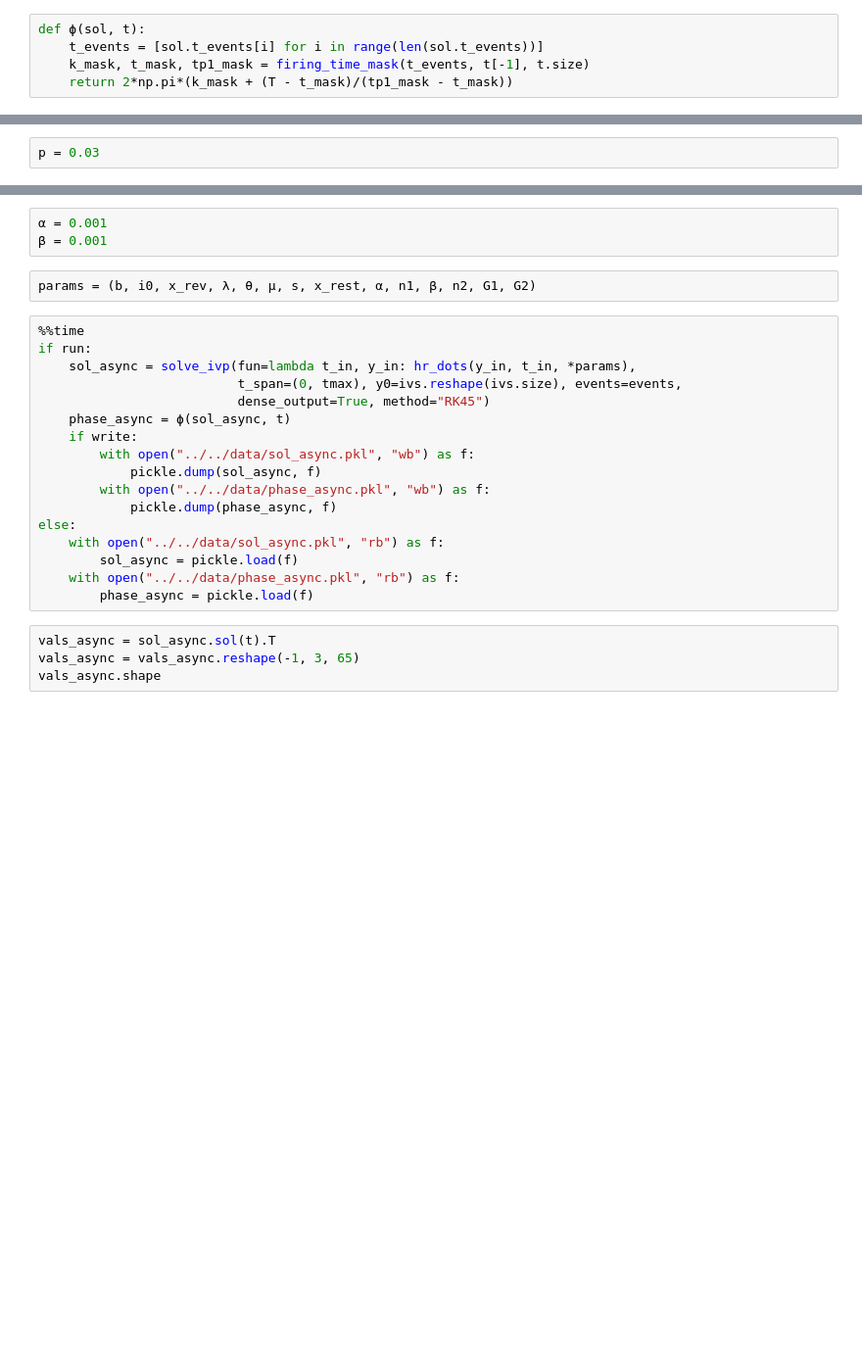
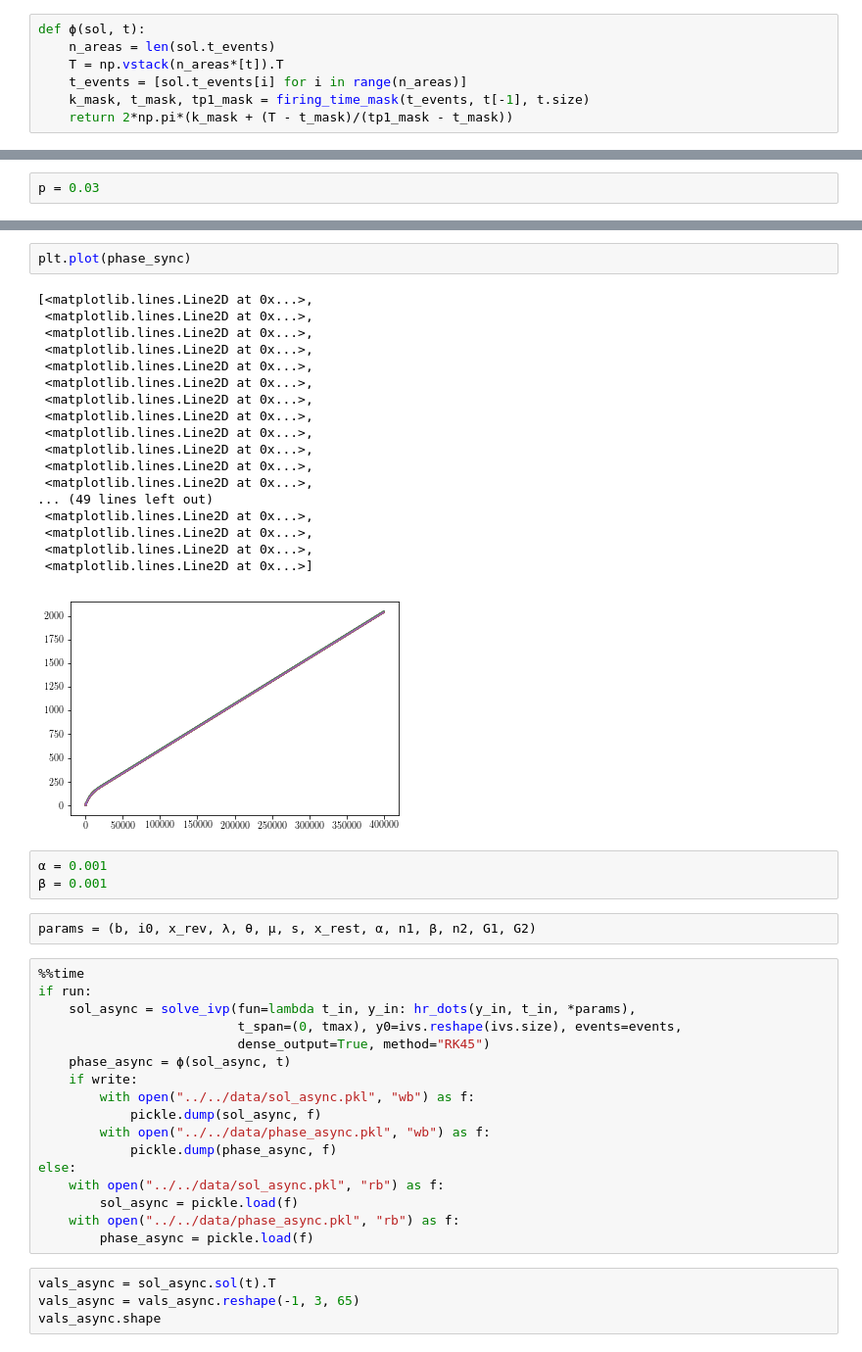
Before and after one commit to henmitch/chimera-2019, a Jupyter notebook: code/python/sim.ipynb, the cells around one changed output, grey strips where cells are left out. Shown at 98% size. Saved outputs shown, nothing was run; the diff lists cells and outputs as text; blank space fills up the shorter version.

Commit message:
Tested phase-generating stuff

```diff
--- a/code/python/sim.ipynb
+++ b/code/python/sim.ipynb
@@ -119,7 +118,9 @@ def firing_time_mask(firing_timeses, tmax, N):
     return k_mask.astype(int), t_mask, tp1_mask
 # %%
 def ϕ(sol, t):
-    t_events = [sol.t_events[i] for i in range(len(sol.t_events))]
+    n_areas = len(sol.t_events)
+    T = np.vstack(n_areas*[t]).T
+    t_events = [sol.t_events[i] for i in range(n_areas)]
     k_mask, t_mask, tp1_mask = firing_time_mask(t_events, t[-1], t.size)
     return 2*np.pi*(k_mask + (T - t_mask)/(tp1_mask - t_mask))
 # %%
@@ -236,3 +279,24 @@ plot_beginning_and_end(vals_sync, 46, 65, p=p)
+# %%
+plt.plot(phase_sync)
+# %% [output]
+[<matplotlib.lines.Line2D at 0x...>,
+ <matplotlib.lines.Line2D at 0x...>,
+ <matplotlib.lines.Line2D at 0x...>,
+ <matplotlib.lines.Line2D at 0x...>,
+ <matplotlib.lines.Line2D at 0x...>,
+ <matplotlib.lines.Line2D at 0x...>,
+ <matplotlib.lines.Line2D at 0x...>,
+ <matplotlib.lines.Line2D at 0x...>,
+ <matplotlib.lines.Line2D at 0x...>,
+ <matplotlib.lines.Line2D at 0x...>,
+ <matplotlib.lines.Line2D at 0x...>,
+ <matplotlib.lines.Line2D at 0x...>,
+... (49 lines left out)
+ <matplotlib.lines.Line2D at 0x...>,
+ <matplotlib.lines.Line2D at 0x...>,
+ <matplotlib.lines.Line2D at 0x...>,
+ <matplotlib.lines.Line2D at 0x...>]
+[figure, added]
 # %%
 α = 0.001
 β = 0.001
```
Also changed, not shown: parts of 17 cells of this notebook.
